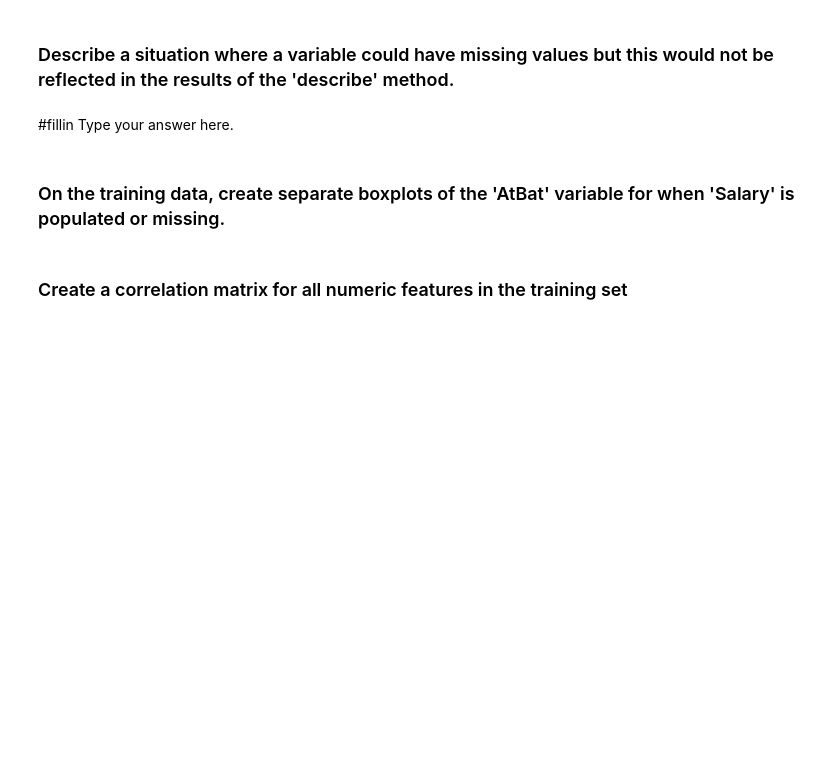
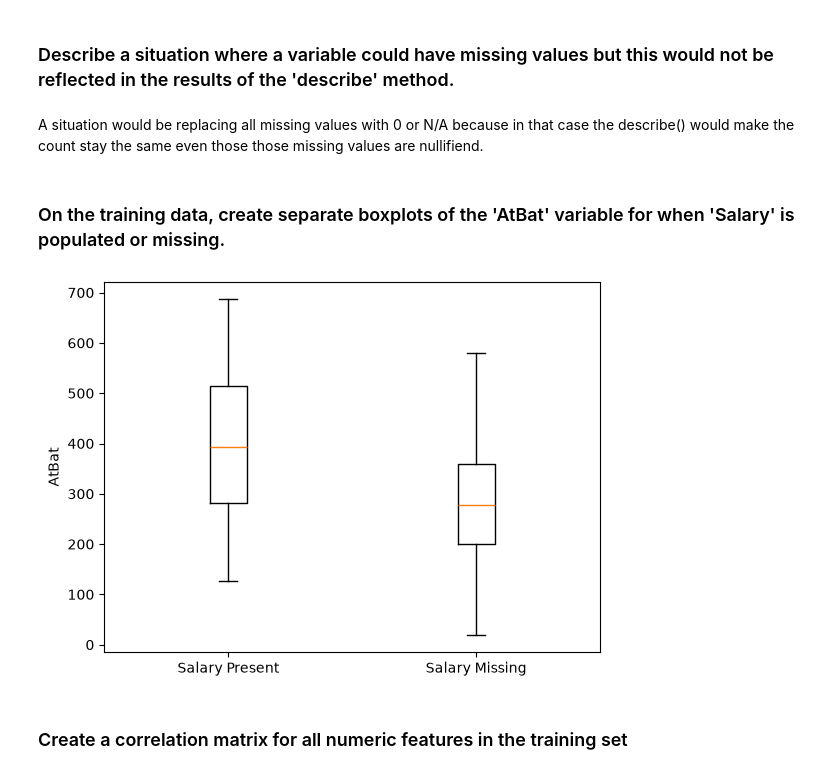
Before and after one commit to charmi124/code_2600, a Jupyter notebook: mod03_eda.ipynb, the cells around one changed output. Cells and saved outputs as stored; diff of their text form; code cells hidden in the pictures; blank space fills up the shorter version.

```diff
--- a/mod03_eda.ipynb
+++ b/mod03_eda.ipynb
@@ -130,11 +135,19 @@ Hint: the 'len' magic method returns the number of rows of a dataFrame.
 # %% [markdown]
 ### Describe a situation where a variable could have missing values but this would not be reflected in the results of the 'describe' method.
 # %% [markdown]
-#fillin Type your answer here.
+A situation would be replacing all missing values with 0 or N/A because in that case the describe() would make the count stay the same even those those missing values are nullifiend.
 # %% [markdown]
 ### On the training data, create separate boxplots of the 'AtBat' variable for when 'Salary' is populated or missing.
 # %%
-#fillin
+salary_present = Train[Train['Salary'].notnull()]['AtBat']
+salary_missing = Train[Train['Salary'].isnull()]['AtBat']
+
+plt.boxplot([salary_present, salary_missing])
+plt.xticks([1, 2], ['Salary Present', 'Salary Missing'])
+plt.ylabel('AtBat')
+plt.show()
+# %% [output]
+[figure, added]
 # %% [markdown]
 ### Create a correlation matrix for all numeric features in the training set
 # %%
```
Also changed, not shown: parts of 6 cells of this notebook.
